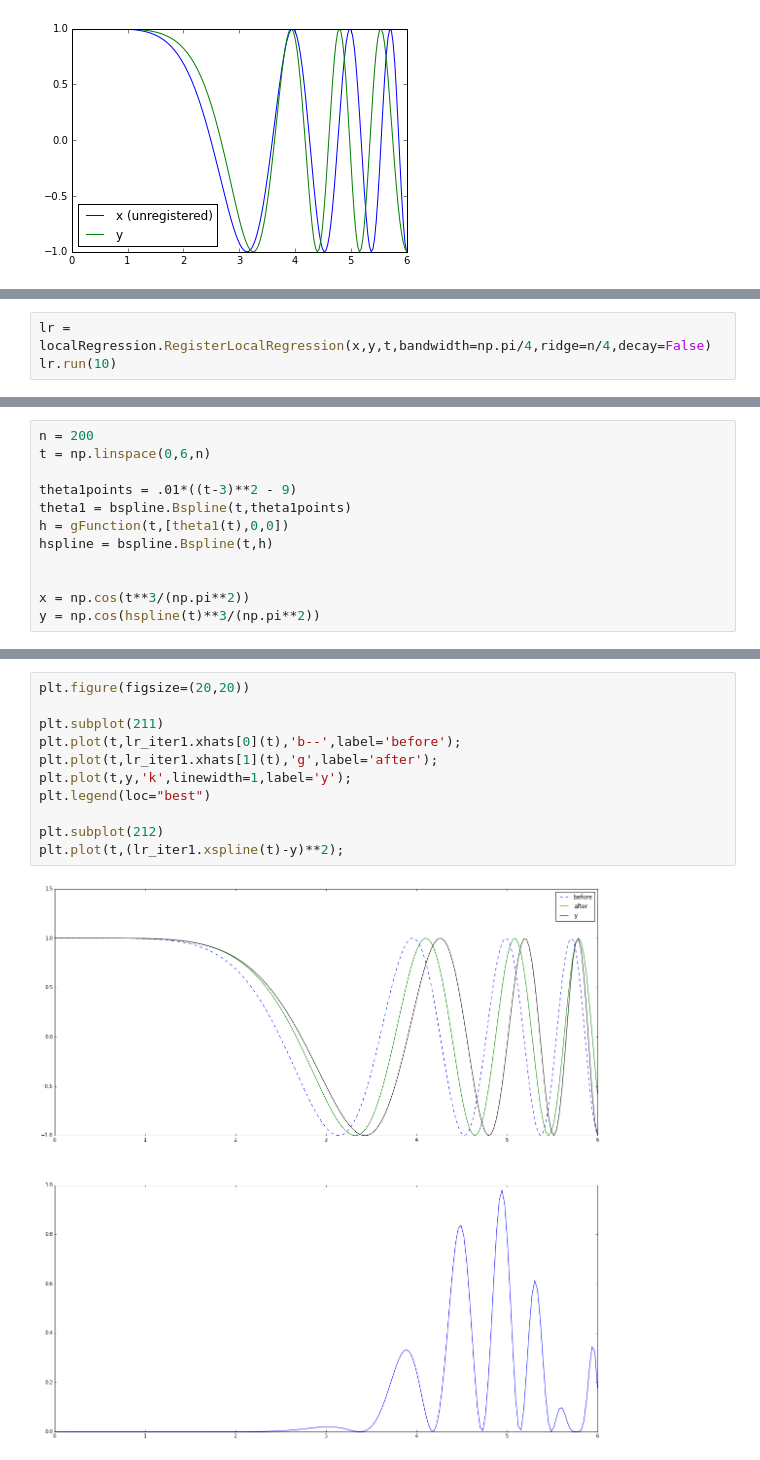
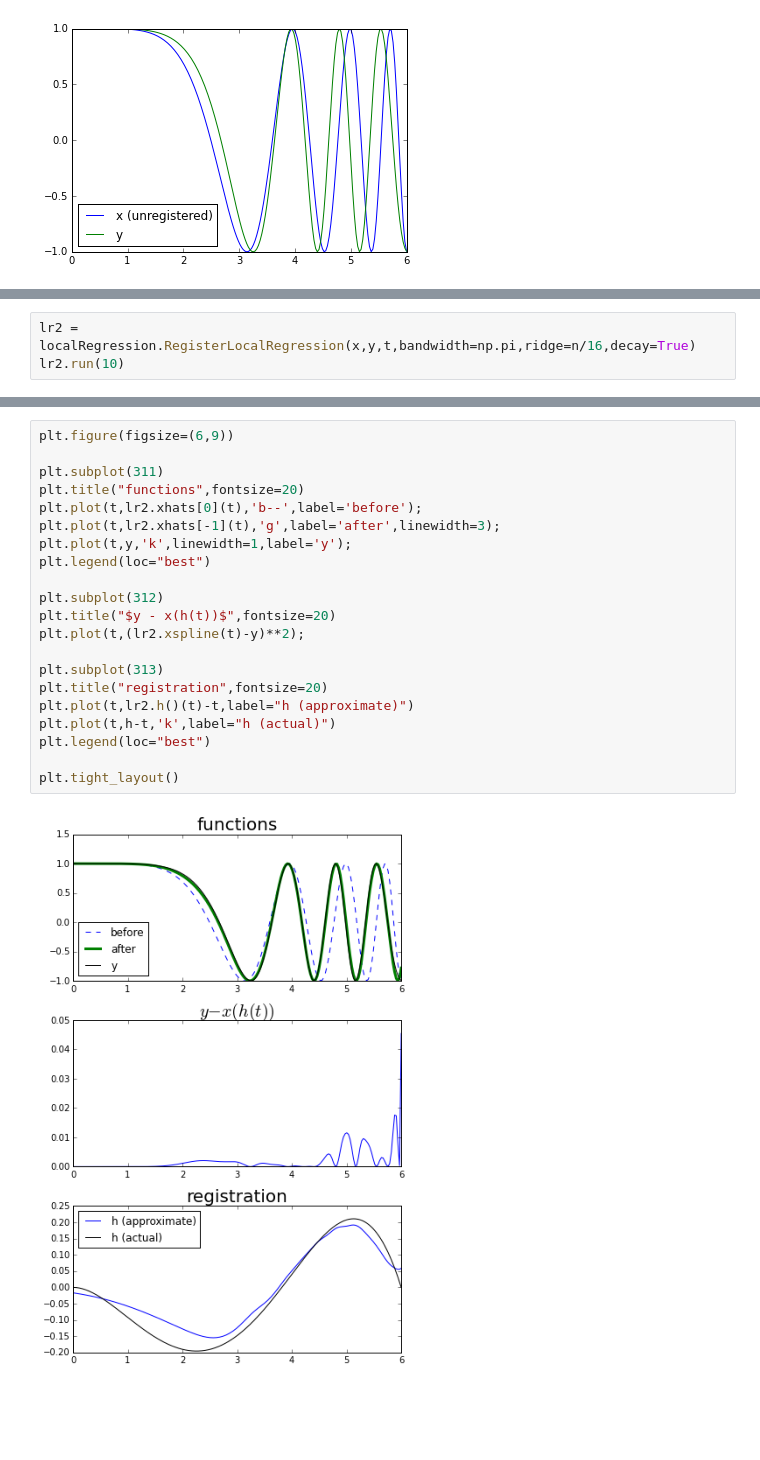
Before and after one commit to ptonner/pyFDA, a Jupyter notebook: examples/registrationByLocalRegression.ipynb, the cells around one changed output, grey strips where cells are left out. Saved outputs shown, nothing was run; the diff lists cells and outputs as text; blank space fills up the shorter version.

Commit message:
cleanup register example

```diff
--- a/examples/registrationByLocalRegression.ipynb
+++ b/examples/registrationByLocalRegression.ipynb
@@ -309,3 +130,3 @@ plt.plot(t,theta1(t))
 # %%
-lr = localRegression.RegisterLocalRegression(x,y,t,bandwidth=np.pi/4,ridge=n/4,decay=False)
-lr.run(10)
+lr2 = localRegression.RegisterLocalRegression(x,y,t,bandwidth=np.pi,ridge=n/16,decay=True)
+lr2.run(10)
@@ -441,12 +132,0 @@ reload(localRegression)
-# %%
-n = 200
-t = np.linspace(0,6,n)
-
-theta1points = .01*((t-3)**2 - 9)
-theta1 = bspline.Bspline(t,theta1points)
-h = gFunction(t,[theta1(t),0,0])
-hspline = bspline.Bspline(t,h)
-
-
-x = np.cos(t**3/(np.pi**2))
-y = np.cos(hspline(t)**3/(np.pi**2))
@@ -477,13 +141,23 @@ plt.plot(t,y,'k',linewidth=1);
 # %%
-plt.figure(figsize=(20,20))
+plt.figure(figsize=(6,9))
 
-plt.subplot(211)
-plt.plot(t,lr_iter1.xhats[0](t),'b--',label='before');
-plt.plot(t,lr_iter1.xhats[1](t),'g',label='after');
+plt.subplot(311)
+plt.title("functions",fontsize=20)
+plt.plot(t,lr2.xhats[0](t),'b--',label='before');
+plt.plot(t,lr2.xhats[-1](t),'g',label='after',linewidth=3);
 plt.plot(t,y,'k',linewidth=1,label='y');
 plt.legend(loc="best")
 
-plt.subplot(212)
-plt.plot(t,(lr_iter1.xspline(t)-y)**2);
+plt.subplot(312)
+plt.title("$y - x(h(t))$",fontsize=20)
+plt.plot(t,(lr2.xspline(t)-y)**2);
+
+plt.subplot(313)
+plt.title("registration",fontsize=20)
+plt.plot(t,lr2.h()(t)-t,label="h (approximate)")
+plt.plot(t,h-t,'k',label="h (actual)")
+plt.legend(loc="best")
+
+plt.tight_layout()
 # %% [output]
-[figure, old version]
+[figure, new version]
```
Also changed, not shown: parts of 69 cells of this notebook.
